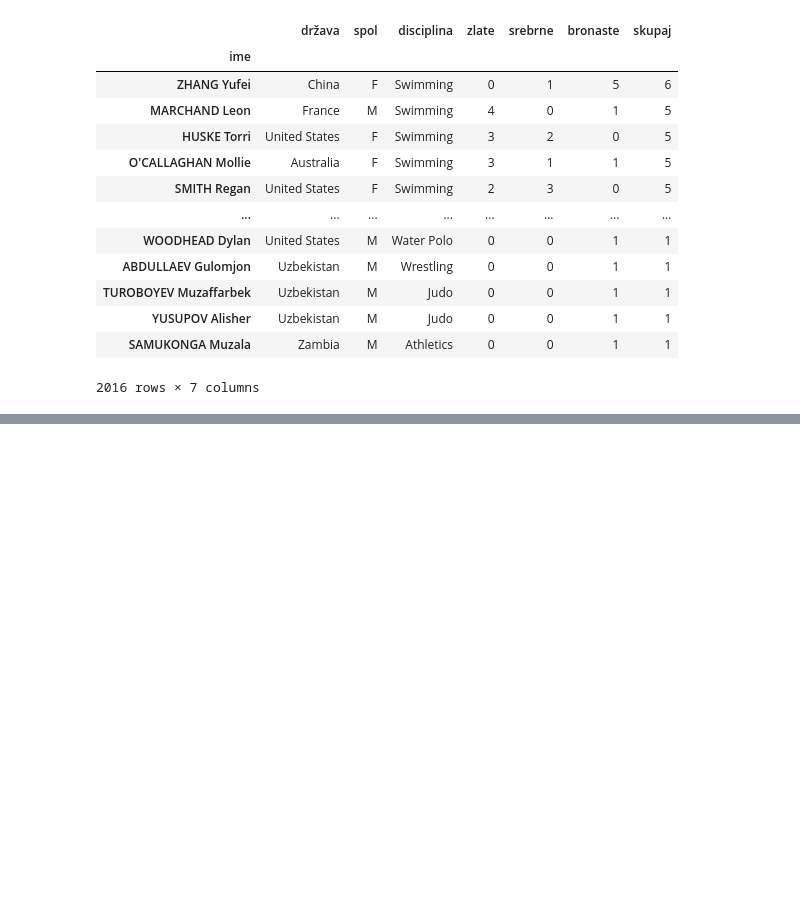
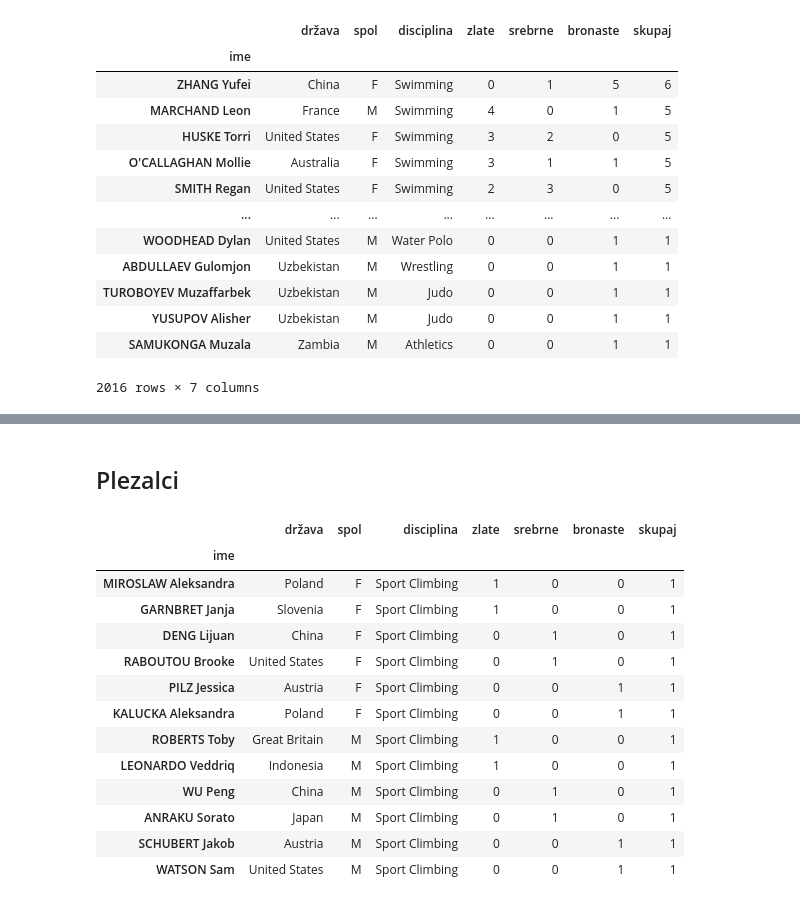
Before and after one commit to gaseva/Dobitniki-medalj-na-olimpijskih-igrah-2024, a Jupyter notebook: analiza.ipynb, the cells around one changed output, grey strips where cells are left out. Saved outputs shown, nothing was run; the diff lists cells and outputs as text; code cells hidden in the pictures; blank space fills up the shorter version.

```diff
--- a/analiza.ipynb
+++ b/analiza.ipynb
@@ -68,0 +192,21 @@ Length: 92, dtype: int64
+# %% [markdown]
+## Plezalci
+# %%
+plezalci = podatki[(podatki['disciplina'] == 'Sport Climbing')]
+pd.set_option("display.max_rows", 12)
+plezalci.sort_values('spol')
+# %% [output]
+|  | država | spol | disciplina | zlate | srebrne | bronaste | skupaj |
+| ime |  |  |  |  |  |  |  |
+| MIROSLAW Aleksandra | Poland | F | Sport Climbing | 1 | 0 | 0 | 1 |
+| GARNBRET Janja | Slovenia | F | Sport Climbing | 1 | 0 | 0 | 1 |
+| DENG Lijuan | China | F | Sport Climbing | 0 | 1 | 0 | 1 |
+| RABOUTOU Brooke | United States | F | Sport Climbing | 0 | 1 | 0 | 1 |
+| PILZ Jessica | Austria | F | Sport Climbing | 0 | 0 | 1 | 1 |
+| KALUCKA Aleksandra | Poland | F | Sport Climbing | 0 | 0 | 1 | 1 |
+| ROBERTS Toby | Great Britain | M | Sport Climbing | 1 | 0 | 0 | 1 |
+| LEONARDO Veddriq | Indonesia | M | Sport Climbing | 1 | 0 | 0 | 1 |
+| WU Peng | China | M | Sport Climbing | 0 | 1 | 0 | 1 |
+| ANRAKU Sorato | Japan | M | Sport Climbing | 0 | 1 | 0 | 1 |
+| SCHUBERT Jakob | Austria | M | Sport Climbing | 0 | 0 | 1 | 1 |
+| WATSON Sam | United States | M | Sport Climbing | 0 | 0 | 1 | 1 |
```
Also changed, not shown: parts of 25 cells of this notebook.
